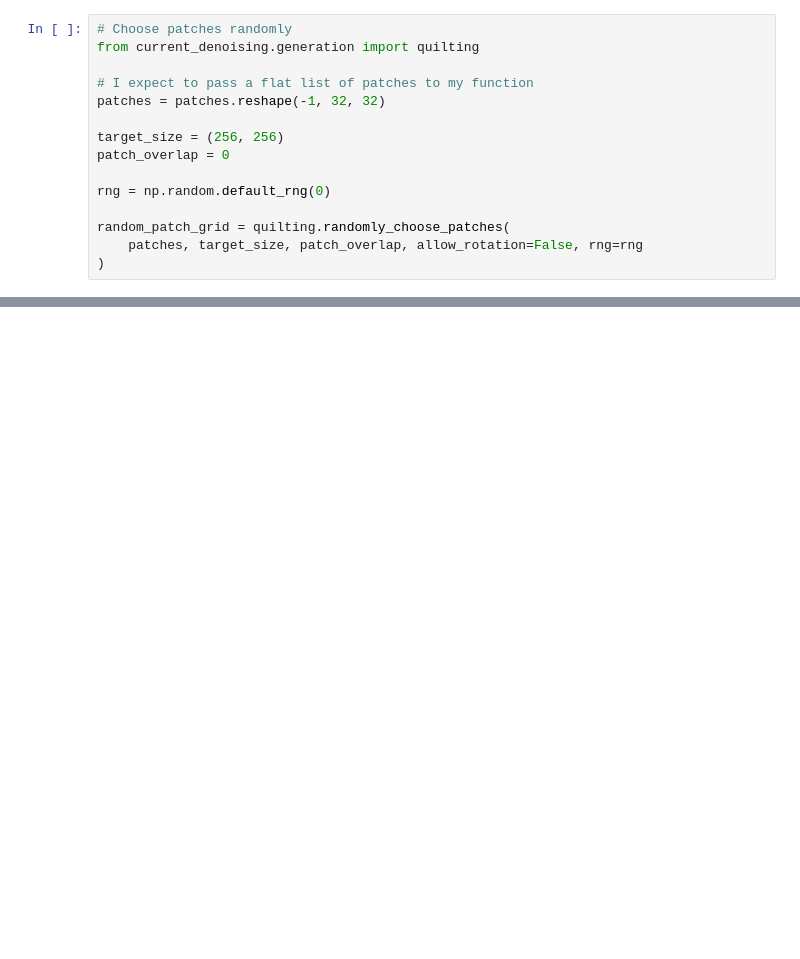
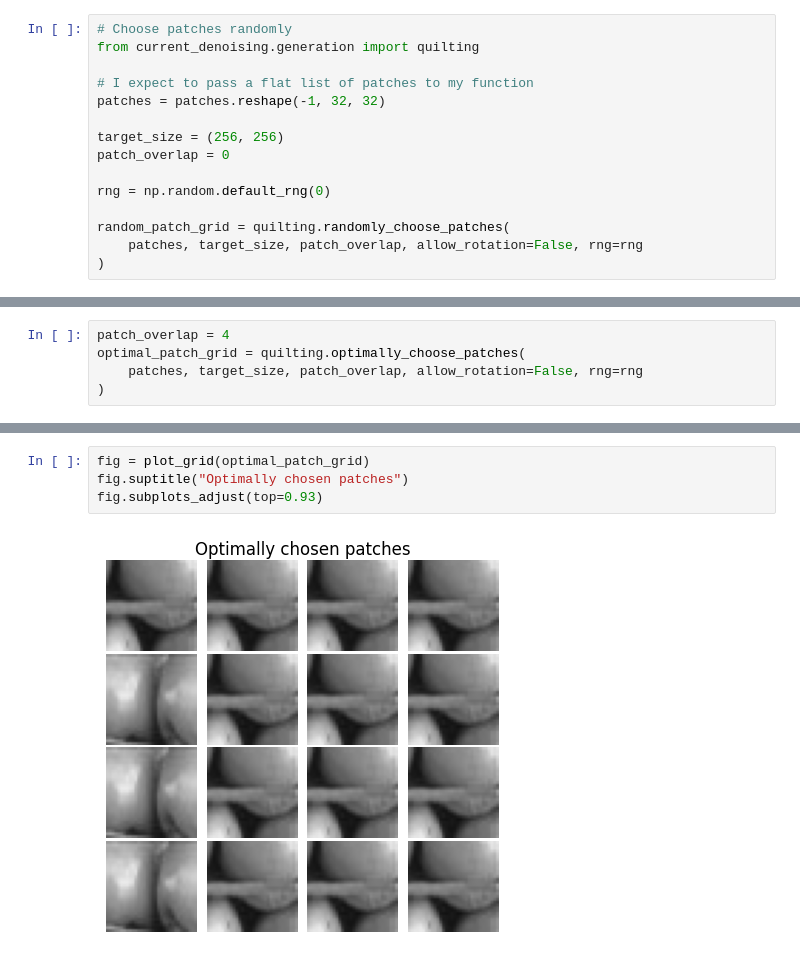
Before and after one commit to JGIBristol/current_denoising, a Jupyter notebook: src/notebooks/quilting.ipynb, the cells around one changed output, grey strips where cells are left out. Cells and saved outputs as stored; diff of their text form; blank space fills up the shorter version.

Commit message:
compare patches fcns

```diff
--- a/src/notebooks/quilting.ipynb
+++ b/src/notebooks/quilting.ipynb
@@ -58,0 +69,5 @@ fig.subplots_adjust(top=0.93)  # Adjust title position
+# %%
+patch_overlap = 4
+optimal_patch_grid = quilting.optimally_choose_patches(
+    patches, target_size, patch_overlap, allow_rotation=False, rng=rng
+)
@@ -58,0 +92,6 @@ fig.subplots_adjust(top=0.93)  # Adjust title position
+# %%
+fig = plot_grid(optimal_patch_grid)
+fig.suptitle("Optimally chosen patches")
+fig.subplots_adjust(top=0.93)
+# %% [output]
+[figure, added]
```
Also changed, not shown: parts of 5 cells of this notebook, 1 other file.
